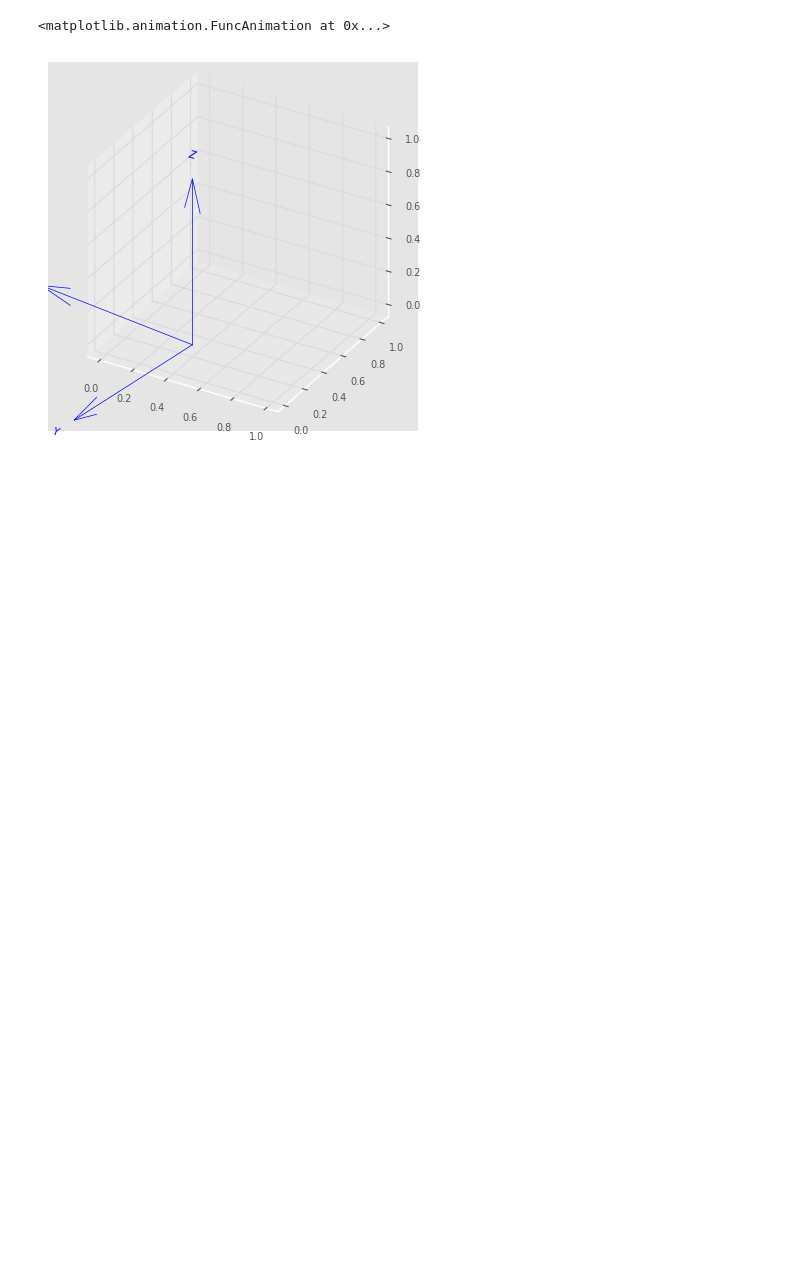
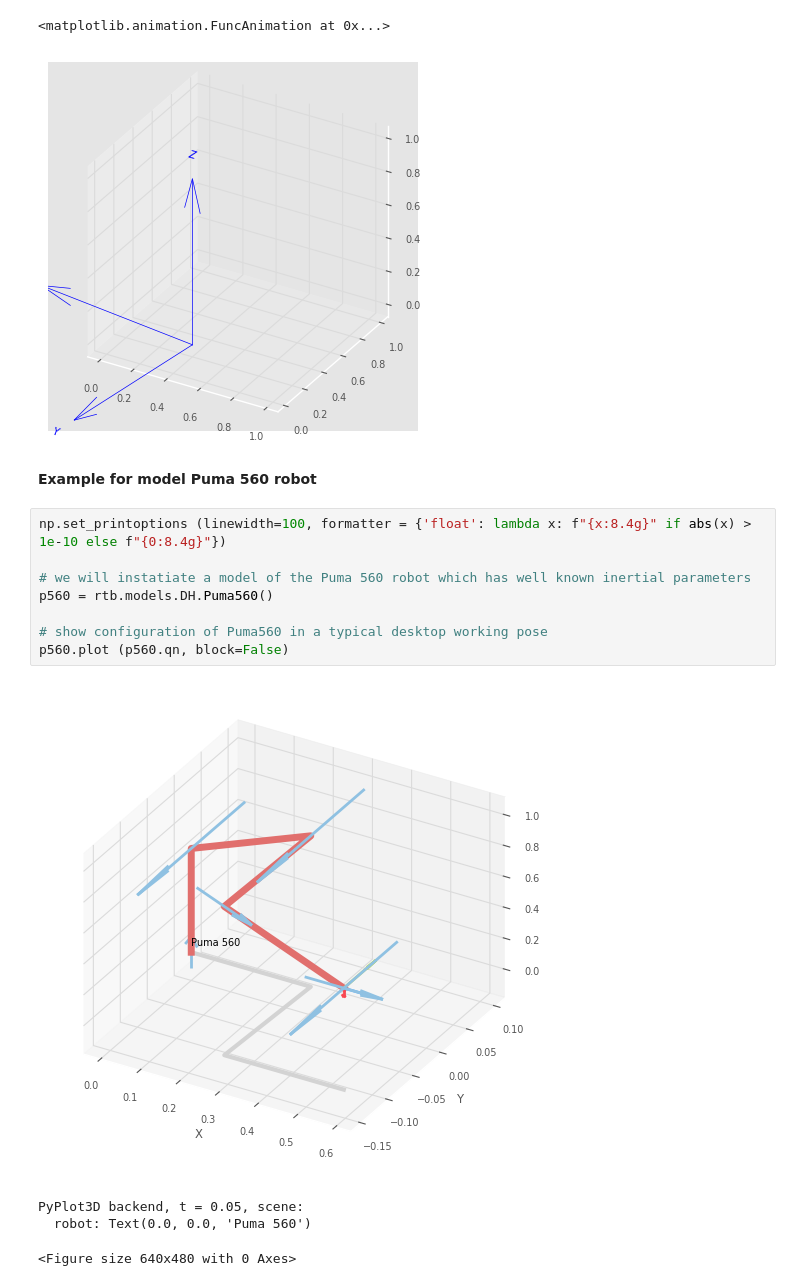
Before and after one commit to AleksandrMorozov123/Computer-vision-with-TensorFlow-Keras-and-OpenCV, a Jupyter notebook: toolbox_for_robotics.ipynb, the cells around one changed output. Drawn from its saved outputs; the diff is of its cells as text; blank space fills up the shorter version.

Commit message:
Kaggle Notebook | Toolbox for robotics | Version 17

```diff
--- a/toolbox_for_robotics.ipynb
+++ b/toolbox_for_robotics.ipynb
@@ -356,3 +360,18 @@ Ts.animate ()
 # %% [output]
 <matplotlib.animation.FuncAnimation at 0x...>
 [figure]
+# %% [markdown]
+**Example for model Puma 560 robot**
+# %%
+np.set_printoptions (linewidth=100, formatter = {'float': lambda x: f"{x:8.4g}" if abs(x) > 1e-10 else f"{0:8.4g}"})
+
+# we will instatiate a model of the Puma 560 robot which has well known inertial parameters
+p560 = rtb.models.DH.Puma560()
+
+# show configuration of Puma560 in a typical desktop working pose
+p560.plot (p560.qn, block=False)
+# %% [output]
+[figure, added]
+PyPlot3D backend, t = 0.05, scene:
+  robot: Text(0.0, 0.0, 'Puma 560')
+<Figure size 640x480 with 0 Axes>
```
Also changed, not shown: parts of 27 cells of this notebook.
